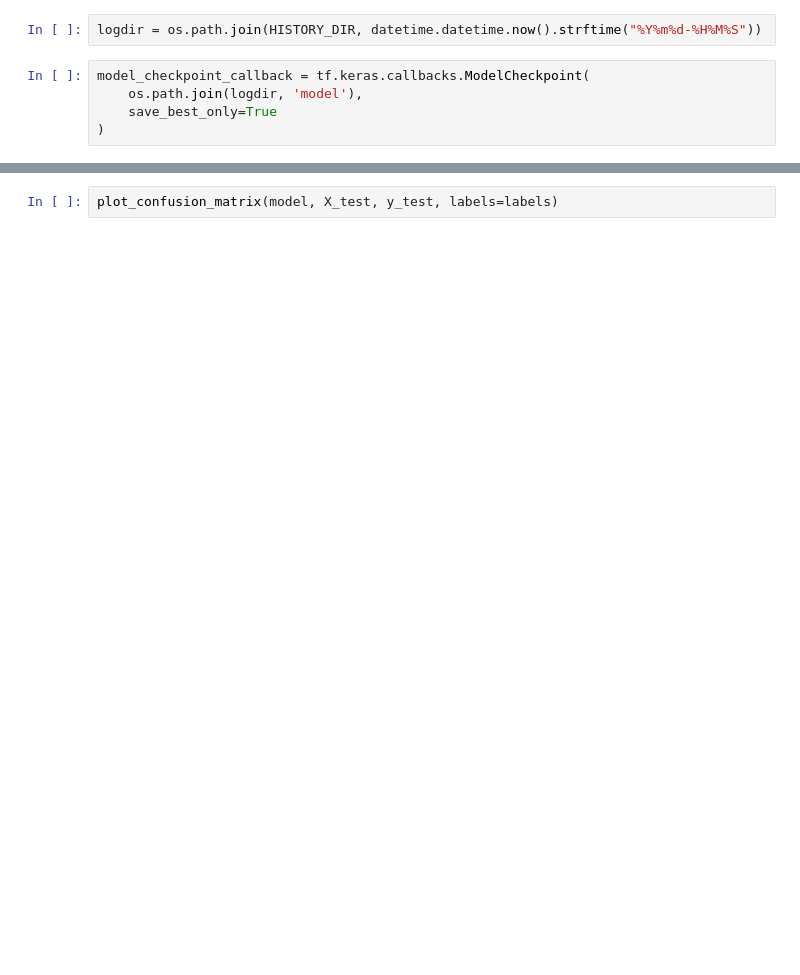
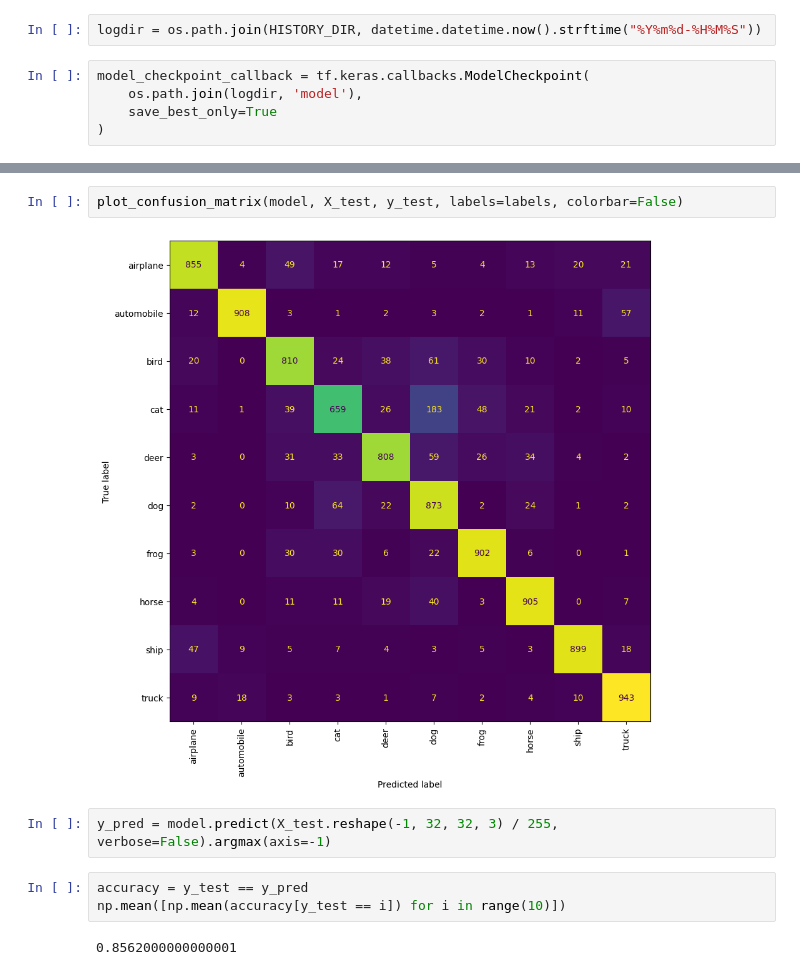
Before and after one commit to dubstepenjoyer/dvfu_tasks, a Jupyter notebook: cifar10.ipynb, the cells around one changed output, grey strips where cells are left out. Saved outputs shown, nothing was run; the diff lists cells and outputs as text; blank space fills up the shorter version.

```diff
--- a/cifar10.ipynb
+++ b/cifar10.ipynb
@@ -80,2 +195,11 @@ plot_confusion_matrix(model, X, y, labels=labels)
 # %%
-plot_confusion_matrix(model, X_test, y_test, labels=labels)
+plot_confusion_matrix(model, X_test, y_test, labels=labels, colorbar=False)
+# %% [output]
+[figure, added]
+# %%
+y_pred = model.predict(X_test.reshape(-1, 32, 32, 3) / 255, verbose=False).argmax(axis=-1)
+# %%
+accuracy = y_test == y_pred
+np.mean([np.mean(accuracy[y_test == i]) for i in range(10)])
+# %% [output]
+0.8562000000000001
```
Also changed, not shown: parts of 12 cells of this notebook, 2 other files.
